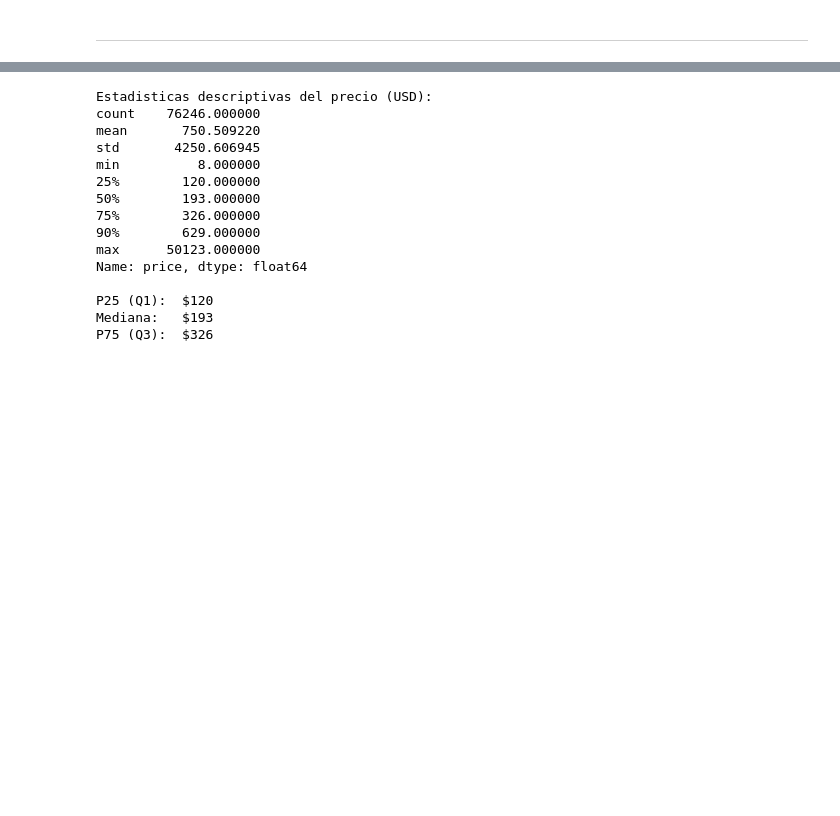
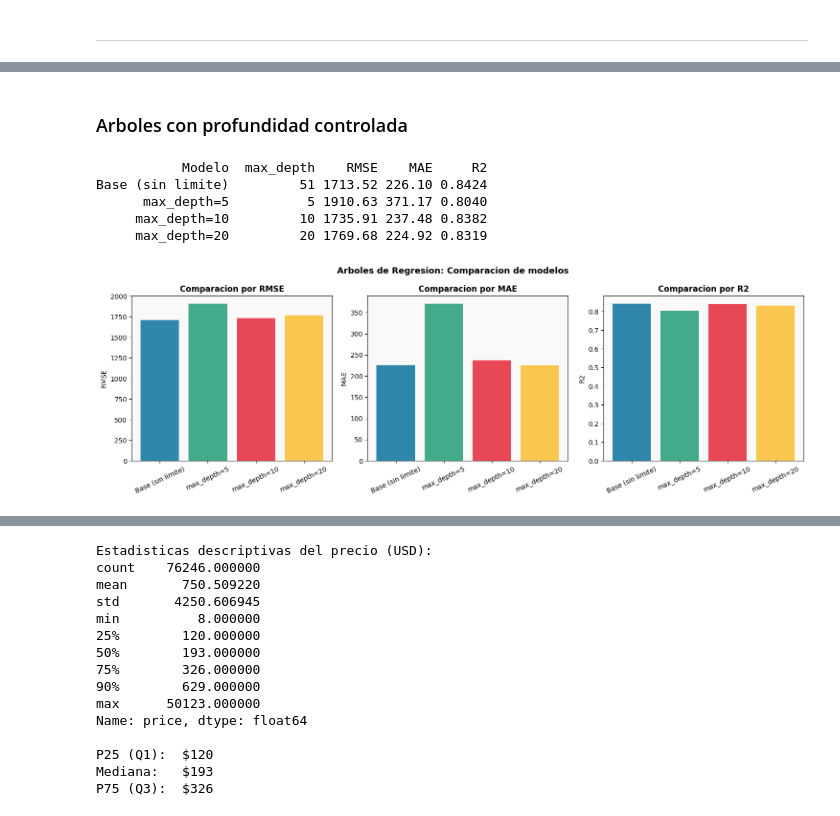
Before and after one commit to fabianpradod/lab4-mineria, a Jupyter notebook: mod/smartStay_decision_tree.ipynb, the cells around one changed output, grey strips where cells are left out. Cells and saved outputs as stored; diff of their text form; code cells hidden in the pictures; blank space fills up the shorter version.

```diff
--- a/mod/smartStay_decision_tree.ipynb
+++ b/mod/smartStay_decision_tree.ipynb
@@ -626,0 +737,50 @@ identificadores, texto libre y variables con alta cardinalidad ya argumentadas a
+# %% [markdown]
+### Arboles con profundidad controlada
+# %%
+depths = [5, 10, 20]
+reg_models = {"Base (sin limite)": reg_base}
+
+for d in depths:
+    reg_models[f"max_depth={d}"] = run_tree(
+        X_train, X_test, y_train, y_test,
+        task="regression",
+        max_depth=d
+    )
+
+results_df = pd.DataFrame([
+    {
+        "Modelo":     name,
+        "max_depth":  res["max_depth"] if res["max_depth"] else 51,
+        "RMSE":       round(res["metrics"]["rmse"], 2),
+        "MAE":        round(res["metrics"]["mae"], 2),
+        "R2":         round(res["metrics"]["r2"], 4)
+    }
+    for name, res in reg_models.items()
+])
+
+print(results_df.to_string(index=False))
+# %% [output]
+           Modelo  max_depth    RMSE    MAE     R2
+Base (sin limite)         51 1713.52 226.10 0.8424
+      max_depth=5          5 1910.63 371.17 0.8040
+     max_depth=10         10 1735.91 237.48 0.8382
+     max_depth=20         20 1769.68 224.92 0.8319
+# %%
+fig, axes = plt.subplots(1, 3, figsize=(15, 5))
+
+metrics = ["RMSE", "MAE", "R2"]
+colors  = ["#2E86AB", "#43AA8B", "#E84855", "#F9C74F"]
+
+for i, metric in enumerate(metrics):
+    axes[i].bar(results_df["Modelo"], results_df[metric], color=colors)
+    axes[i].set_title(f"Comparacion por {metric}", fontweight="bold")
+    axes[i].set_ylabel(metric)
+    axes[i].tick_params(axis="x", rotation=25)
+    axes[i].grid(False)
+
+
+plt.suptitle("Arboles de Regresion: Comparacion de modelos", fontsize=13, fontweight="bold")
+plt.tight_layout()
+plt.show()
+# %% [output]
+[figure, added]
```
Also changed, not shown: parts of 19 cells of this notebook.
